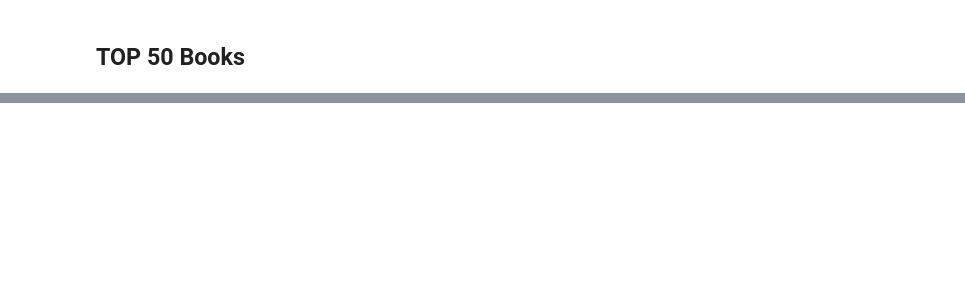
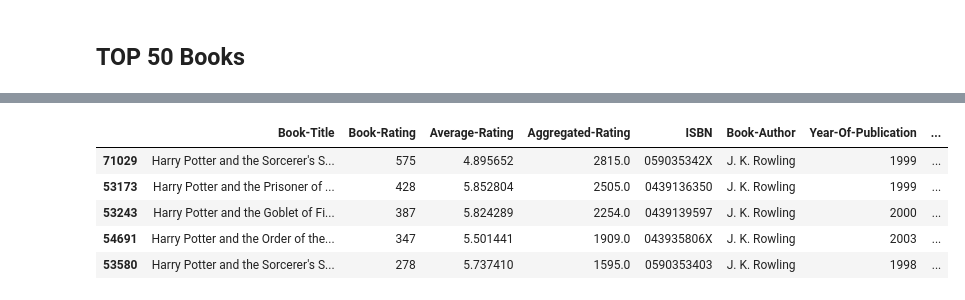
Before and after one commit to harshita-jaiswal/FindYourNextBook, a Jupyter notebook: Recommendations.ipynb, the cells around one changed output, grey strips where cells are left out. Cells and saved outputs as stored; diff of their text form; code cells hidden in the pictures; blank space fills up the shorter version.

Commit message:
Code to get books by same authors, publishers

```diff
--- a/Recommendations.ipynb
+++ b/Recommendations.ipynb
@@ -331,0 +352,32 @@ get_top_books()
+# %%
+#calculating average ratings on all books
+df_average_books_rating = df_recommendation_dataset.groupby('Book-Title').mean(numeric_only = True)['Book-Rating'].reset_index()
+df_average_books_rating.rename(columns={'Book-Rating':'Average-Rating'},inplace=True)
+# %%
+# merging all the books
+df_all_books = df_total_ratings_count.merge(df_average_books_rating,on='Book-Title')
+# %%
+#calculating aggregared rating
+df_author_recommendations = df_all_books.sort_values('Average-Rating', ascending=False)
+df_author_recommendations["Aggregated-Rating"] = df_author_recommendations['Book-Rating']*df_author_recommendations['Average-Rating']
+# %%
+#merging with books
+df_author_recommendations = df_author_recommendations.merge(df_books,on='Book-Title').drop_duplicates('Book-Title')
+df_author_recommendations=df_author_recommendations.sort_values('Aggregated-Rating',ascending=False)
+# %%
+#books by same author
+bookname = input()
+#Harry Potter and the Chamber of Secrets (Book 2)
+dataframe_books = df_author_recommendations[df_author_recommendations['Book-Title'] == bookname]
+book_author = dataframe_books['Book-Author']
+author_name = book_author.to_string(index=False)
+author_recommnedations = df_author_recommendations.loc[df_author_recommendations['Book-Author'] == author_name,:][:6]
+author_recommnedations.drop(author_recommnedations.index[author_recommnedations['Book-Title'] == bookname], inplace = True)
+author_recommnedations
+# %% [output]
+|  | Book-Title | Book-Rating | Average-Rating | Aggregated-Rating | ISBN | Book-Author | Year-Of-Publication | ... |
+| 71029 | Harry Potter and the Sorcerer's S... | 575 | 4.895652 | 2815.0 | 059035342X | J. K. Rowling | 1999 | ... |
+| 53173 | Harry Potter and the Prisoner of ... | 428 | 5.852804 | 2505.0 | 0439136350 | J. K. Rowling | 1999 | ... |
+| 53243 | Harry Potter and the Goblet of Fi... | 387 | 5.824289 | 2254.0 | 0439139597 | J. K. Rowling | 2000 | ... |
+| 54691 | Harry Potter and the Order of the... | 347 | 5.501441 | 1909.0 | 043935806X | J. K. Rowling | 2003 | ... |
+| 53580 | Harry Potter and the Sorcerer's S... | 278 | 5.737410 | 1595.0 | 0590353403 | J. K. Rowling | 1998 | ... |
```
Also changed, not shown: parts of 4 cells of this notebook.
